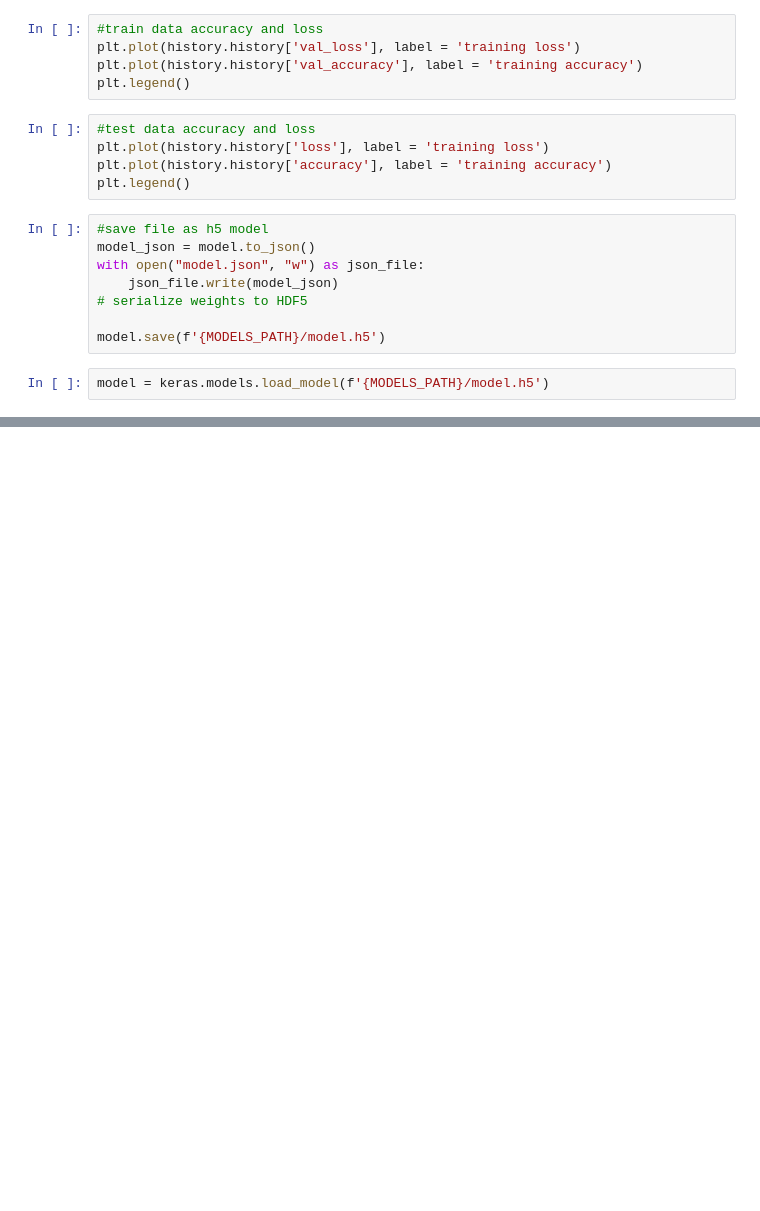
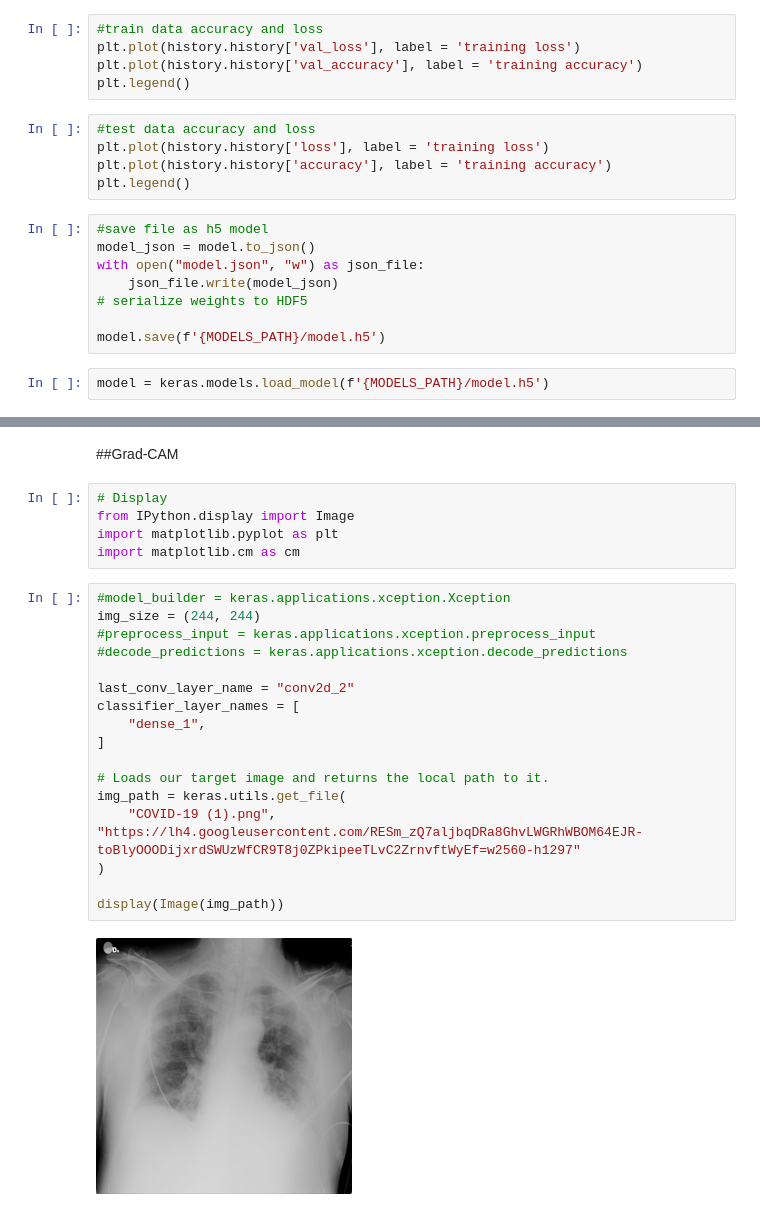
Before and after one commit to GoetheUniCV/cvproject, a Jupyter notebook: Luis/covid.ipynb, the cells around one changed output, grey strips where cells are left out. Drawn from its saved outputs; the diff is of its cells as text; blank space fills up the shorter version.

Commit message:
Add Grad-CAM algo.

```diff
--- a/Luis/covid.ipynb
+++ b/Luis/covid.ipynb
@@ -252,0 +275,26 @@ model
+# %% [markdown]
+##Grad-CAM
+# %%
+# Display
+from IPython.display import Image
+import matplotlib.pyplot as plt
+import matplotlib.cm as cm
+# %%
+#model_builder = keras.applications.xception.Xception
+img_size = (244, 244)
+#preprocess_input = keras.applications.xception.preprocess_input
+#decode_predictions = keras.applications.xception.decode_predictions
+
+last_conv_layer_name = "conv2d_2"
+classifier_layer_names = [
+    "dense_1",
+]
+
+# Loads our target image and returns the local path to it.
+img_path = keras.utils.get_file(
+    "COVID-19 (1).png", "https://lh4.googleusercontent.com/RESm_zQ7aljbqDRa8GhvLWGRhWBOM64EJR-toBlyOOODijxrdSWUzWfCR9T8j0ZPkipeeTLvC2ZrnvftWyEf=w2560-h1297"
+)
+
+display(Image(img_path))
+# %% [output]
+[figure, added]
```
Also changed, not shown: parts of 9 cells of this notebook.
